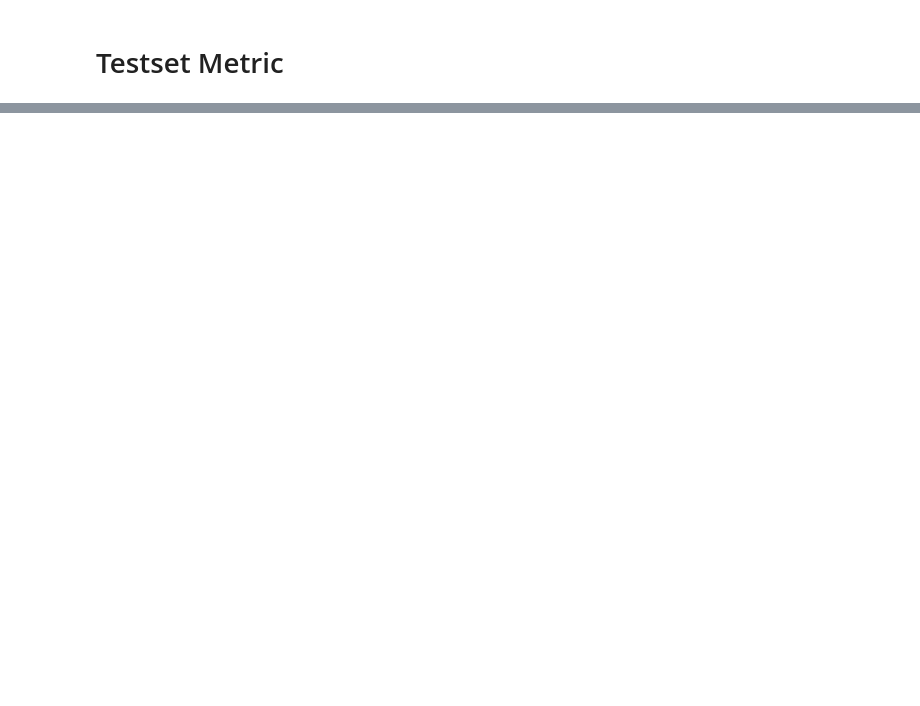
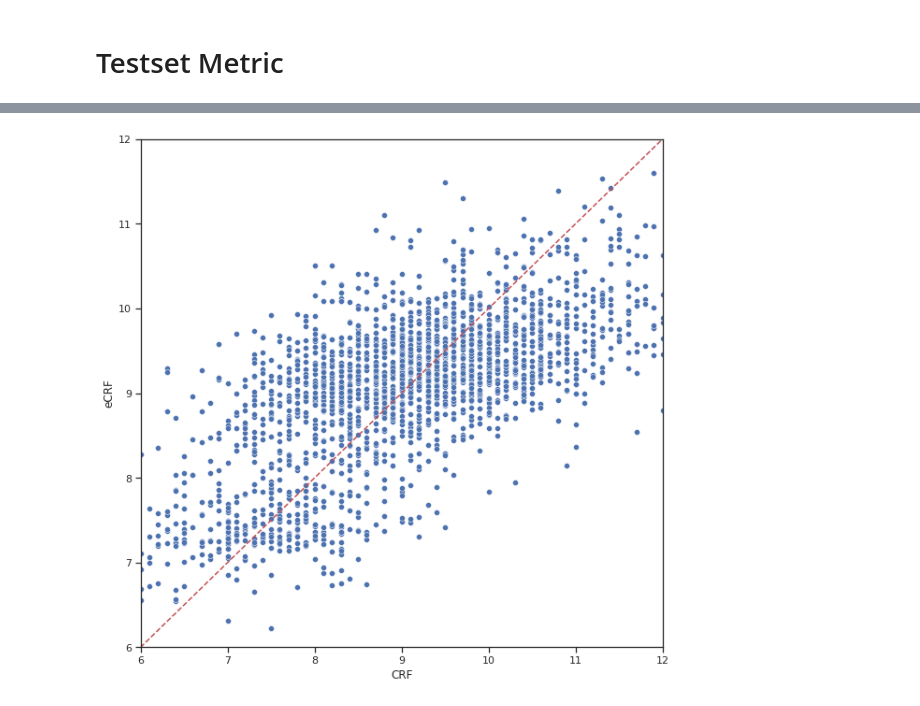
Before and after one commit to Jovinus/VO2max_Prediction, a Jupyter notebook: Code/Evaluation_reg_model.ipynb, the cells around one changed output, grey strips where cells are left out. Cells and saved outputs as stored; diff of their text form; code cells hidden in the pictures; blank space fills up the shorter version.

```diff
--- a/Code/Evaluation_reg_model.ipynb
+++ b/Code/Evaluation_reg_model.ipynb
@@ -103,11 +105,11 @@ print("Train set size = {}".format(len(train_set)))
 print("Test set size = {}".format(len(test_set)))
 
 X_train = train_set[feature_mask].values
-y_train = train_set['VO2max'].values
+y_train = train_set['CRF'].values
 dtrain = xgb.DMatrix(X_train, label=y_train)
 
 X_test = test_set[feature_mask].values
-y_test = test_set['VO2max'].values
+y_test = test_set['CRF'].values
 dtest = xgb.DMatrix(X_test, label=y_test)
 # %% [output]
 SM_DATE                 0
@@ -372,0 +431,16 @@ Random Forest v.s. XG Boost: t-test independent samples with Bonferroni correcti
+# %%
+y_pred = model_xgb.predict(dtest)
+y_true = test_set['CRF']
+
+x = np.linspace(5, 115, 1000)
+
+plt.figure(figsize=(10, 10))
+sns.scatterplot(x=y_true, y=y_pred)
+plt.plot(x, x, linestyle='--', color='r')
+plt.xlim((6, 12))
+plt.ylim((6, 12))
+plt.xlabel("CRF")
+plt.ylabel("eCRF")
+plt.show()
+# %% [output]
+[figure, added]
```
Also changed, not shown: parts of 22 cells of this notebook, 1 other file.
